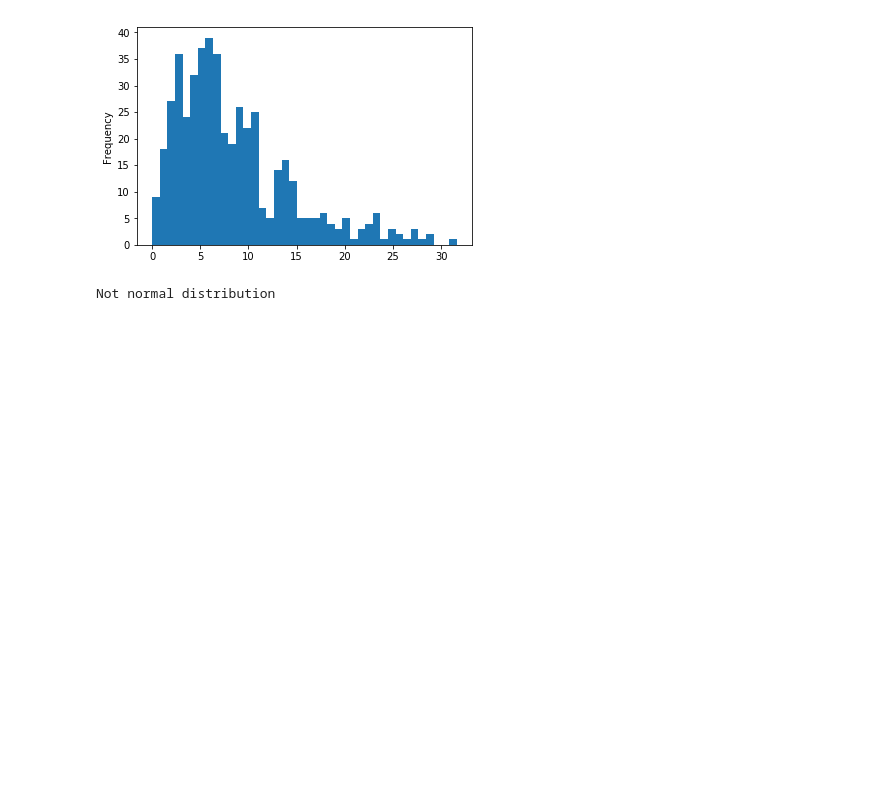
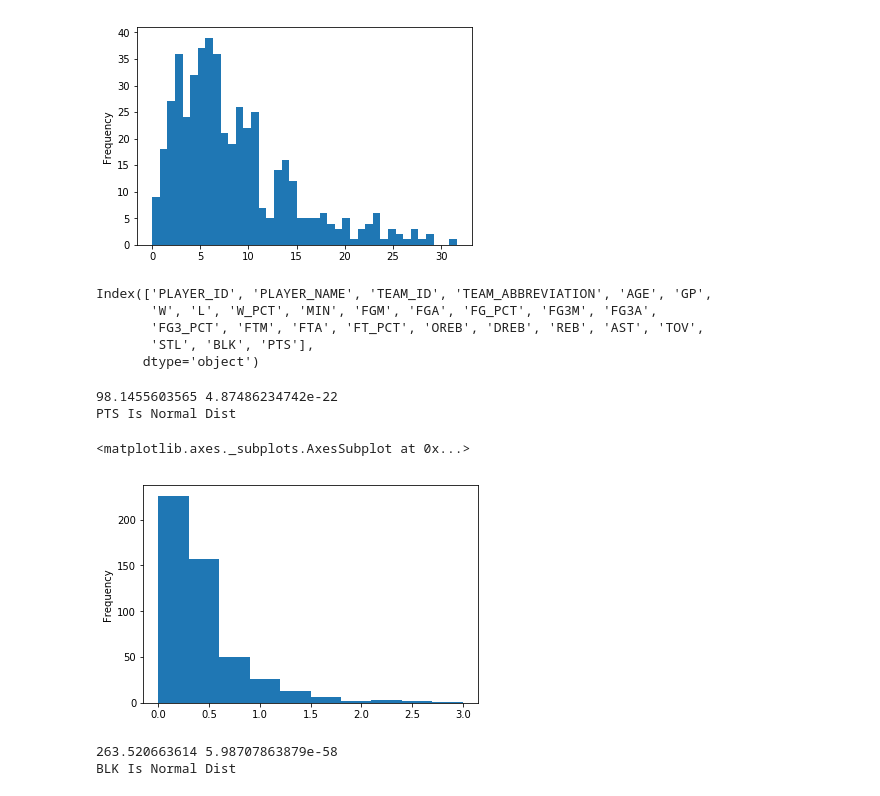
Before and after one commit to AaronWong14/Cogs108ProjectNBA, a Jupyter notebook: Data_Visualization.ipynb, the cells around one changed output. Cells and saved outputs as stored; diff of their text form; code cells hidden in the pictures; blank space fills up the shorter version.

Commit message:
added data visualizations

```diff
--- a/Data_Visualization.ipynb
+++ b/Data_Visualization.ipynb
@@ -40,13 +40,42 @@ df_2016['PTS'].plot.hist(bins=40)
 <matplotlib.axes._subplots.AxesSubplot at 0x...>
 [figure]
 # %%
-#df_2016.columns[1:]
-pts_2016 = df_2016.as_matrix(columns=df_2016.columns[27:])
-x = pts_2016 #The array needs to be larger than 20, just an example
-mx = ma.masked_array(x)
-z,pval = mstats.normaltest(mx)
+df_2016.columns[1:]
+#pts_2016 = df_2016.as_matrix(columns=df_2016.columns[27:])
+#x = pts_2016 #The array needs to be larger than 20, just an example
+#mx = ma.masked_array(x)
+#z,pval = mstats.normaltest(mx)
 
-if(pval < 0.055):
-    print("Not normal distribution")
+#if(pval < 0.055):
+#   print("Not normal distribution")
 # %% [output]
-Not normal distribution
+Index(['PLAYER_ID', 'PLAYER_NAME', 'TEAM_ID', 'TEAM_ABBREVIATION', 'AGE', 'GP',
+       'W', 'L', 'W_PCT', 'MIN', 'FGM', 'FGA', 'FG_PCT', 'FG3M', 'FG3A',
+       'FG3_PCT', 'FTM', 'FTA', 'FT_PCT', 'OREB', 'DREB', 'REB', 'AST', 'TOV',
+       'STL', 'BLK', 'PTS'],
+      dtype='object')
+# %%
+z,pval = mstats.normaltest(df_2016['PTS'])
+print(z, pval)
+if(pval < 0.001):
+    print('PTS Is Normal Dist')
+else:
+    print('PTS Is not Normal Dist')
+# %% [output]
+98.1455603565 4.87486234742e-22
+PTS Is Normal Dist
+# %%
+df_2016['BLK'].plot.hist(bins=10)
+# %% [output]
+<matplotlib.axes._subplots.AxesSubplot at 0x...>
+[figure, added]
+# %%
+z,pval = mstats.normaltest(df_2016['BLK'])
+print(z, pval)
+if(pval < 0.001):
+    print('BLK Is Normal Dist')
+else:
+    print('BLK Is not Normal Dist')
+# %% [output]
+263.520663614 5.98707863879e-58
+BLK Is Normal Dist
```
Also changed, not shown: parts of 32 cells of this notebook.
